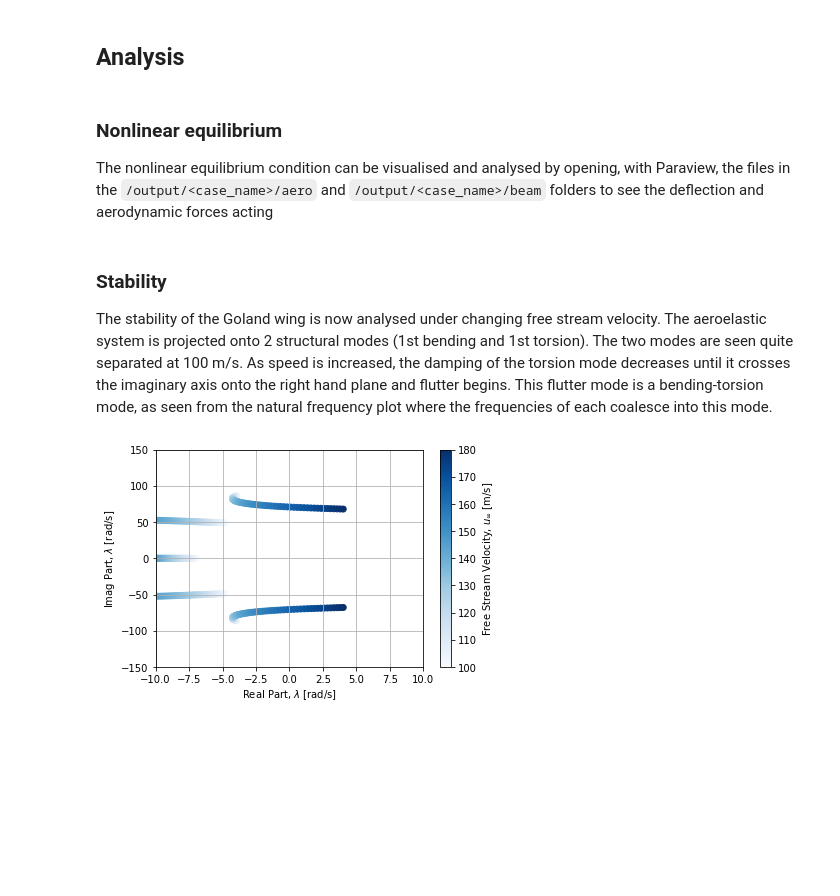
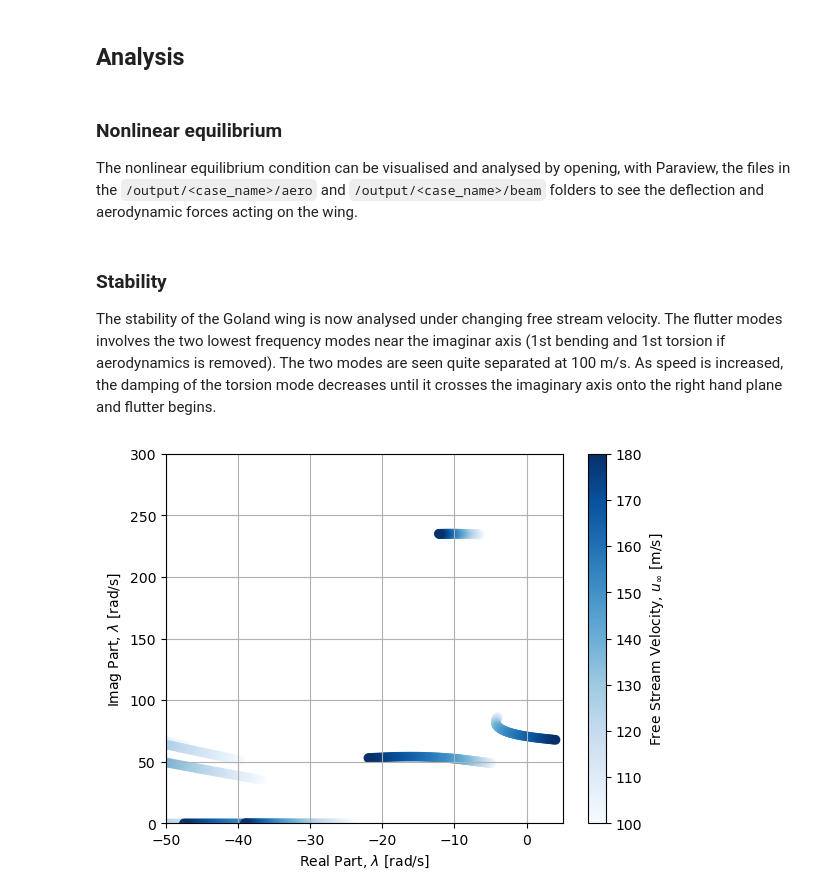
Before and after one commit to ImperialCollegeLondon/sharpy, a Jupyter notebook: docs/source/content/example_notebooks/linear_goland_flutter.ipynb, the cells around one changed output. Saved outputs shown, nothing was run; the diff lists cells and outputs as text; code cells hidden in the pictures; blank space fills up the shorter version.

Commit message:
Updates to Goland wing example
Minor fixes and a few more comments on the Goland wing flutter example

```diff
--- a/docs/source/content/example_notebooks/linear_goland_flutter.ipynb
+++ b/docs/source/content/example_notebooks/linear_goland_flutter.ipynb
@@ -45,3 +51,8 @@ M_star_fact = 10
+# %%
+M = 16             # Number of chordwise panels
+N = 32             # Number of spanwise panels
+M_star_fact = 10   # Length of the  chords in chords.
+num_modes =  8     # Mumber of vibration modes retained in the structural model.
 # %% [markdown]
 ### ROM
 
@@ -285,11 +258,11 @@ FINISHED - CPU process time = 94.3774846 seconds
 # %% [markdown]
 ### Nonlinear equilibrium
 
-The nonlinear equilibrium condition can be visualised and analysed by opening, with Paraview, the files in the `/output/<case_name>/aero` and `/output/<case_name>/beam` folders to see the deflection and aerodynamic forces acting
+The nonlinear equilibrium condition can be visualised and analysed by opening, with Paraview, the files in the `/output/<case_name>/aero` and `/output/<case_name>/beam` folders to see the deflection and aerodynamic forces acting on the wing.
 # %% [markdown]
 ### Stability
 
-The stability of the Goland wing is now analysed under changing free stream velocity. The aeroelastic system is projected onto 2 structural modes (1st bending and 1st torsion). The two modes are seen quite separated at 100 m/s. As speed is increased, the damping of the torsion mode decreases until it crosses the imaginary axis onto the right hand plane and flutter begins. This flutter mode is a bending-torsion mode, as seen from the natural frequency plot where the frequencies of each coalesce into this mode.
+The stability of the Goland wing is now analysed under changing free stream velocity. The flutter modes involves the two lowest frequency modes near the imaginar axis (1st bending and 1st torsion if aerodynamics is removed). The two modes are seen quite separated at 100 m/s. As speed is increased, the damping of the torsion mode decreases until it crosses the imaginary axis onto the right hand plane and flutter begins.
 # %%
 file_name = './output/%s/stability/velocity_analysis_min1000_max1800_nvel0081.dat' % case_name
 
@@ -300,16 +273,16 @@ eigs_i = velocity_analysis[:, 2]
 # %%
 fig = plt.figure()
 plt.scatter(eigs_r, eigs_i, c=u_inf, cmap='Blues')
 cbar = plt.colorbar()
 cbar.set_label('Free Stream Velocity, $u_\infty$ [m/s]')
 
 plt.grid()
-plt.xlim(-10, 10)
-plt.ylim(-150, 150)
+plt.xlim(-50, 5)
+plt.ylim(0, 300)
 plt.xlabel('Real Part, $\lambda$ [rad/s]')
 plt.ylabel('Imag Part, $\lambda$ [rad/s]');
 # %% [output]
-[figure, old version]
+[figure, new version]
 # %%
 fig = plt.figure()
 natural_frequency = np.sqrt(eigs_r ** 2 + eigs_i ** 2)
```
Also changed, not shown: parts of 15 cells of this notebook.
